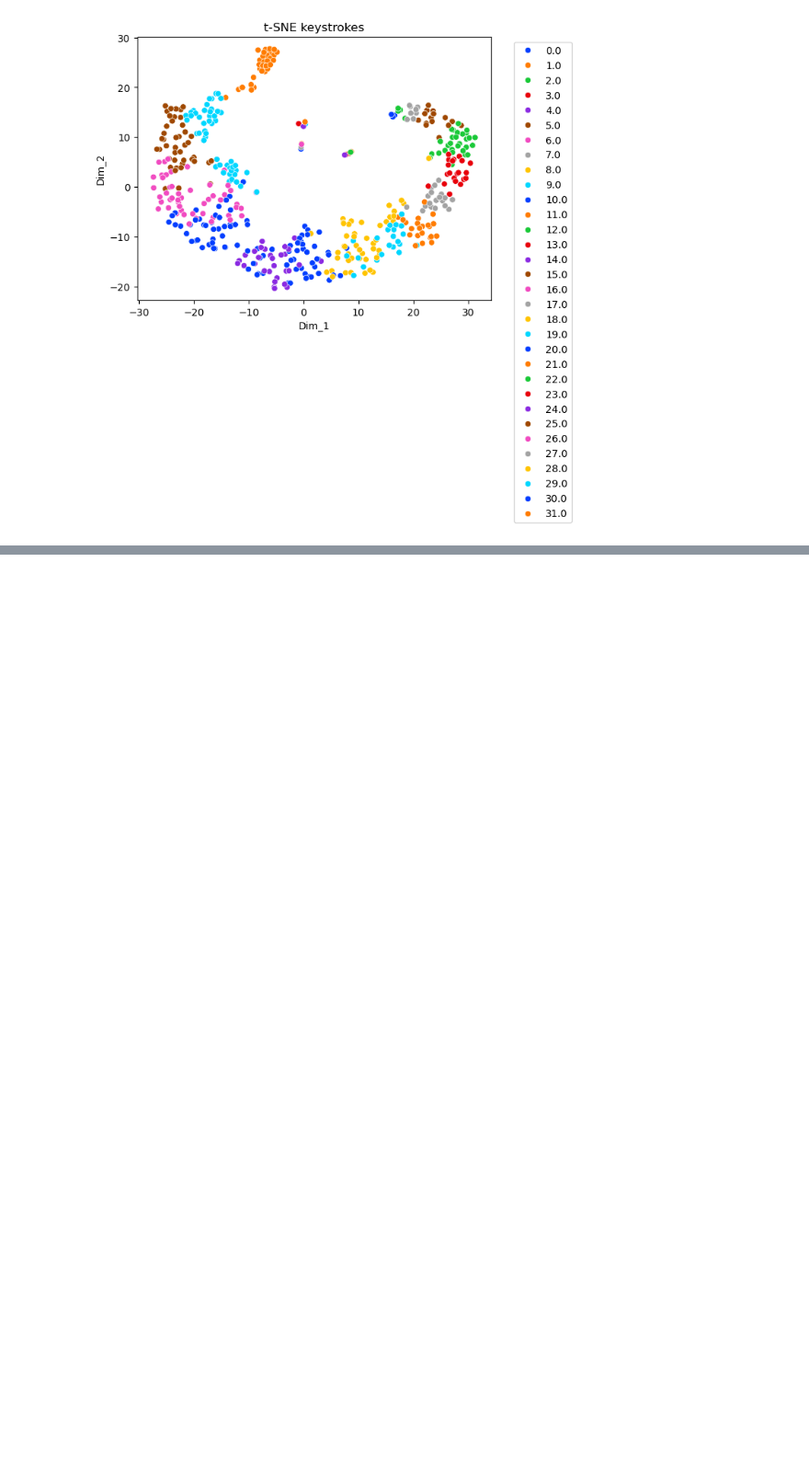
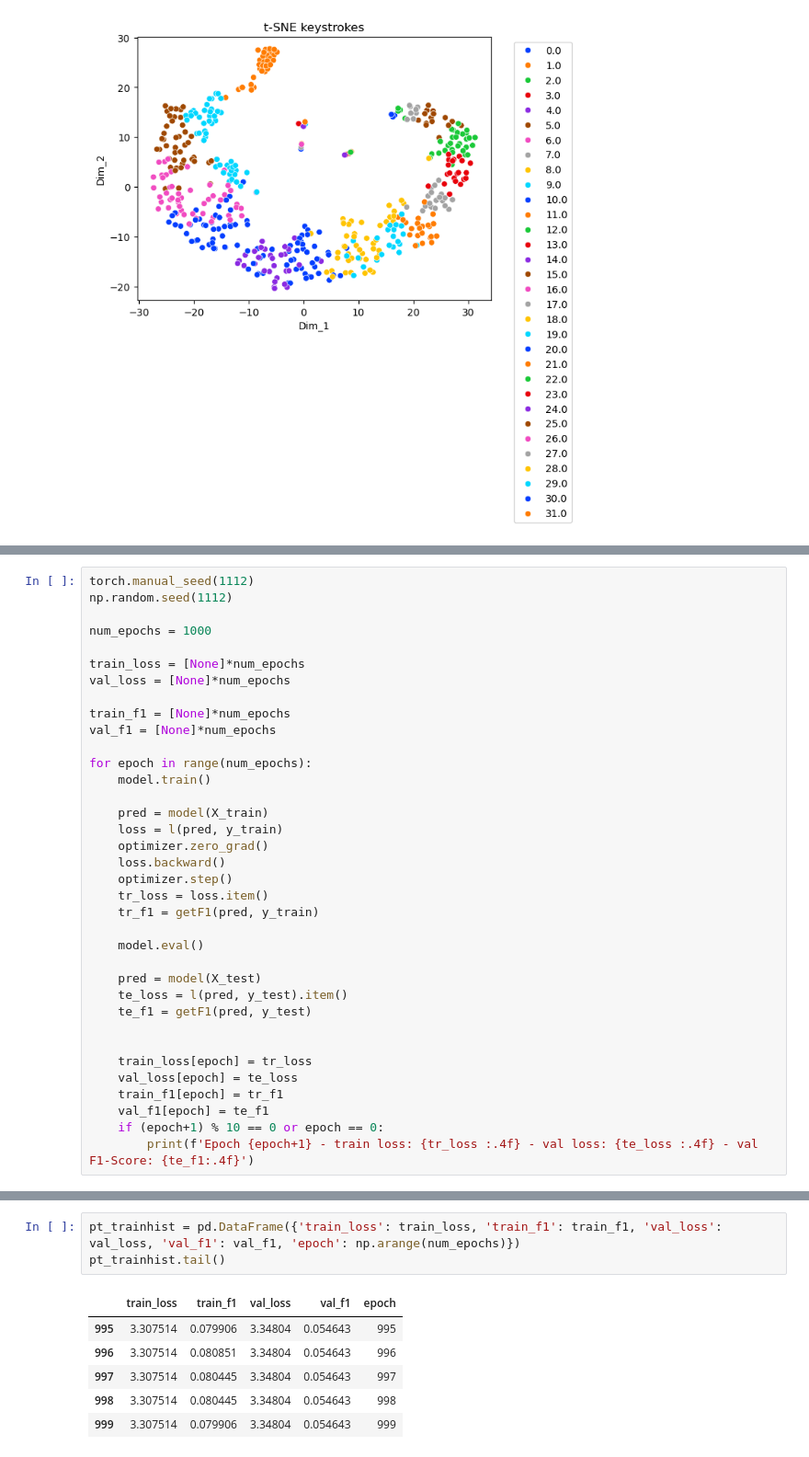
Before and after one commit to nmcph04/heimdall, a Jupyter notebook: process_audio/audio_processing.ipynb, the cells around one changed output, grey strips where cells are left out. Shown: that part at 92% size. Saved outputs shown, nothing was run; the diff lists cells and outputs as text; blank space fills up the shorter version.

```diff
--- a/process_audio/audio_processing.ipynb
+++ b/process_audio/audio_processing.ipynb
@@ -334,0 +421,36 @@ tsne_plot(key_df, predicted_clusters)
+# %%
+torch.manual_seed(1112)
+np.random.seed(1112)
+
+num_epochs = 1000
+
+train_loss = [None]*num_epochs
+val_loss = [None]*num_epochs
+
+train_f1 = [None]*num_epochs
+val_f1 = [None]*num_epochs
+
+for epoch in range(num_epochs):
+    model.train()
+
+    pred = model(X_train)
+    loss = l(pred, y_train)
+    optimizer.zero_grad()
+    loss.backward()
+    optimizer.step()
+    tr_loss = loss.item()
+    tr_f1 = getF1(pred, y_train)
+
+    model.eval()
+
+    pred = model(X_test)
+    te_loss = l(pred, y_test).item()
+    te_f1 = getF1(pred, y_test)
+
+
+    train_loss[epoch] = tr_loss
+    val_loss[epoch] = te_loss
+    train_f1[epoch] = tr_f1
+    val_f1[epoch] = te_f1
+    if (epoch+1) % 10 == 0 or epoch == 0:
+        print(f'Epoch {epoch+1} - train loss: {tr_loss :.4f} - val loss: {te_loss :.4f} - val F1-Score: {te_f1:.4f}')
@@ -334,0 +475,10 @@ tsne_plot(key_df, predicted_clusters)
+# %%
+pt_trainhist = pd.DataFrame({'train_loss': train_loss, 'train_f1': train_f1, 'val_loss': val_loss, 'val_f1': val_f1, 'epoch': np.arange(num_epochs)})
+pt_trainhist.tail()
+# %% [output]
+|  | train_loss | train_f1 | val_loss | val_f1 | epoch |
+| 995 | 3.307514 | 0.079906 | 3.34804 | 0.054643 | 995 |
+| 996 | 3.307514 | 0.080851 | 3.34804 | 0.054643 | 996 |
+| 997 | 3.307514 | 0.080445 | 3.34804 | 0.054643 | 997 |
+| 998 | 3.307514 | 0.080445 | 3.34804 | 0.054643 | 998 |
+| 999 | 3.307514 | 0.079906 | 3.34804 | 0.054643 | 999 |
```
Also changed, not shown: parts of 22 cells of this notebook.
